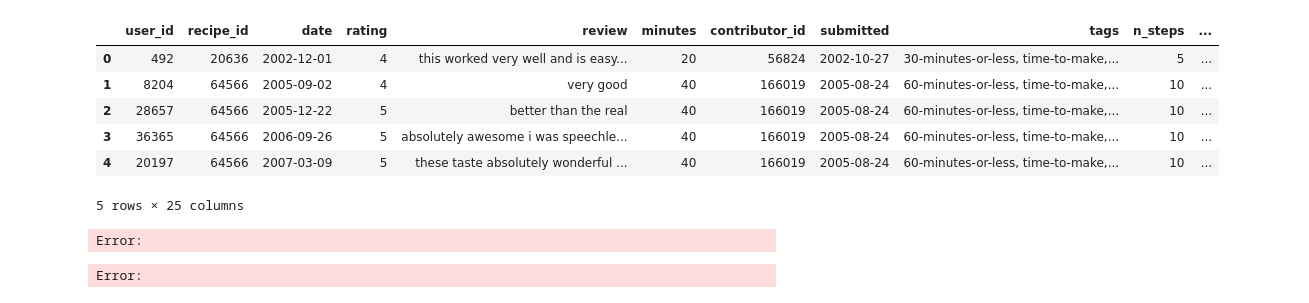
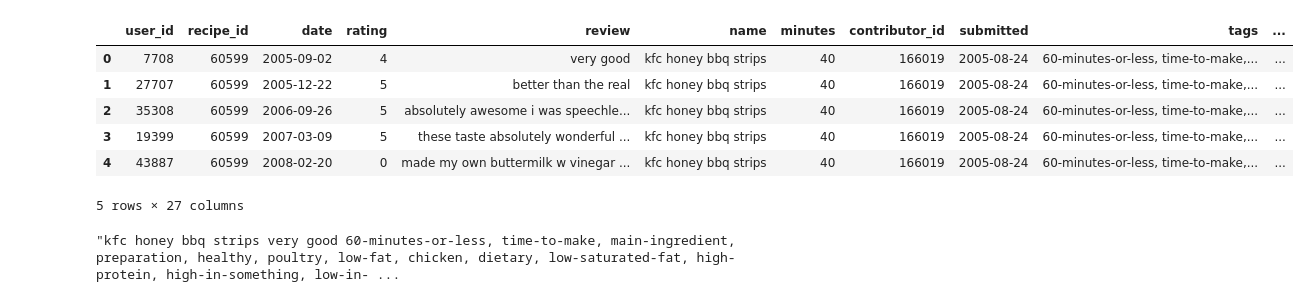
Before and after one commit to iamvinitk/food-finder, a Jupyter notebook: src/NMF.ipynb, the cells around one changed output. Cells and saved outputs as stored; diff of their text form; code cells hidden in the pictures.

```diff
--- a/src/NMF.ipynb
+++ b/src/NMF.ipynb
@@ -7,18 +4,2 @@ interactions = pd.read_csv('../dataset/RAW_interactions.csv')
 # %%
-preprocessed_df = pd.read_csv('../dataset/preprocessed_data.csv')
-preprocessed_df.head()
+dataset = pd.read_csv('../dataset/preprocessed_data.csv')
-# %% [output]
-|  | user_id | recipe_id | date | rating | review | minutes | contributor_id | submitted | tags | n_steps | ... |
-| 0 | 492 | 20636 | 2002-12-01 | 4 | this worked very well and is easy... | 20 | 56824 | 2002-10-27 | 30-minutes-or-less, time-to-make,... | 5 | ... |
-| 1 | 8204 | 64566 | 2005-09-02 | 4 | very good | 40 | 166019 | 2005-08-24 | 60-minutes-or-less, time-to-make,... | 10 | ... |
-| 2 | 28657 | 64566 | 2005-12-22 | 5 | better than the real | 40 | 166019 | 2005-08-24 | 60-minutes-or-less, time-to-make,... | 10 | ... |
-| 3 | 36365 | 64566 | 2006-09-26 | 5 | absolutely awesome i was speechle... | 40 | 166019 | 2005-08-24 | 60-minutes-or-less, time-to-make,... | 10 | ... |
-| 4 | 20197 | 64566 | 2007-03-09 | 5 | these taste absolutely wonderful ... | 40 | 166019 | 2005-08-24 | 60-minutes-or-less, time-to-make,... | 10 | ... |
-5 rows × 25 columns
-# %%
-preprocessed_df = preprocessed_df[['user_id', 'recipe_id']]
-pivot = preprocessed_df.pivot_table(index='user_id', columns='recipe_id', aggfunc=len, fill_value=0)
-array = pivot.to_numpy()
-# %% [output]
-Error:
-Error:
@@ -118,0 +6,10 @@ print(array)
+# %%
+dataset.head()
+# %% [output]
+|  | user_id | recipe_id | date | rating | review | name | minutes | contributor_id | submitted | tags | ... |
+| 0 | 7708 | 60599 | 2005-09-02 | 4 | very good | kfc honey bbq strips | 40 | 166019 | 2005-08-24 | 60-minutes-or-less, time-to-make,... | ... |
+| 1 | 27707 | 60599 | 2005-12-22 | 5 | better than the real | kfc honey bbq strips | 40 | 166019 | 2005-08-24 | 60-minutes-or-less, time-to-make,... | ... |
+| 2 | 35308 | 60599 | 2006-09-26 | 5 | absolutely awesome i was speechle... | kfc honey bbq strips | 40 | 166019 | 2005-08-24 | 60-minutes-or-less, time-to-make,... | ... |
+| 3 | 19399 | 60599 | 2007-03-09 | 5 | these taste absolutely wonderful ... | kfc honey bbq strips | 40 | 166019 | 2005-08-24 | 60-minutes-or-less, time-to-make,... | ... |
+| 4 | 43887 | 60599 | 2008-02-20 | 0 | made my own buttermilk w vinegar ... | kfc honey bbq strips | 40 | 166019 | 2005-08-24 | 60-minutes-or-less, time-to-make,... | ... |
+5 rows × 27 columns
@@ -118,0 +27,4 @@ print(array)
+# %%
+text_data['text'][0]
+# %% [output]
+"kfc honey bbq strips very good 60-minutes-or-less, time-to-make, main-ingredient, preparation, healthy, poultry, low-fat, chicken, dietary, low-saturated-fat, high-protein, high-in-something, low-in- ...
```
Also changed, not shown: parts of 26 cells of this notebook, 47 other files.
